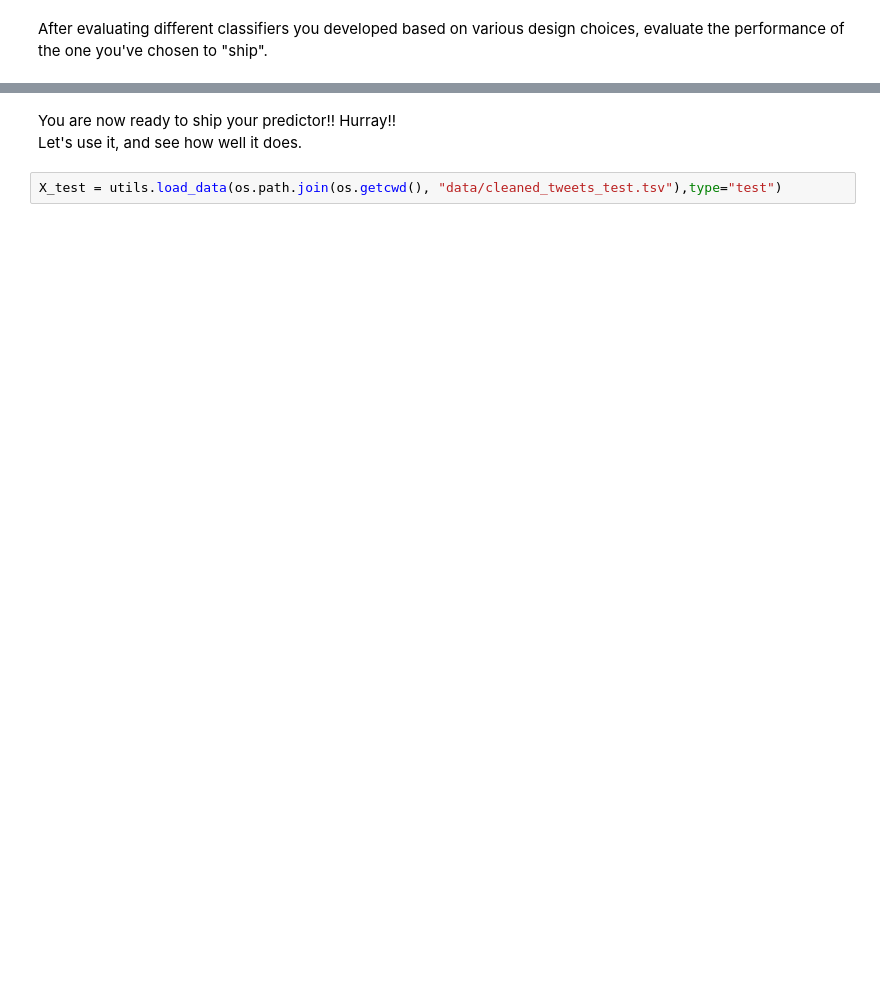
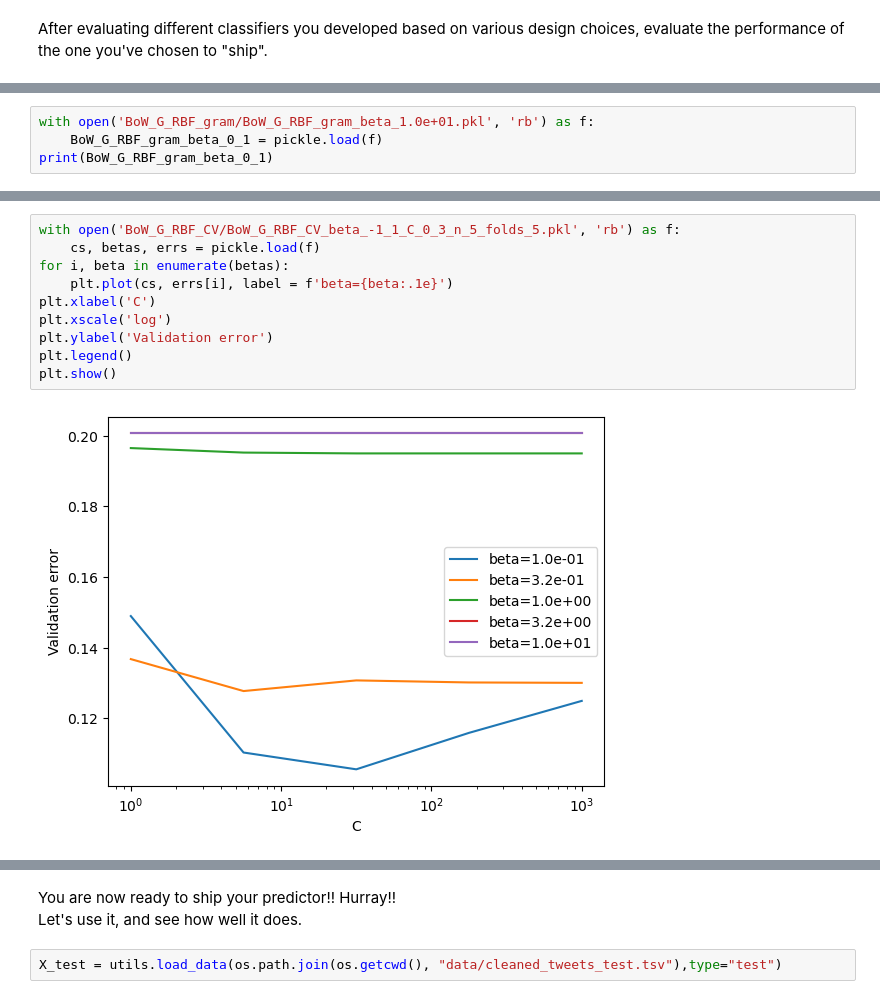
Before and after one commit to andrewlys/ttic31020, a Jupyter notebook: hw5/hw5-1.ipynb, the cells around one changed output, grey strips where cells are left out. Drawn from its saved outputs; the diff is of its cells as text; blank space fills up the shorter version.

```diff
--- a/hw5/hw5-1.ipynb
+++ b/hw5/hw5-1.ipynb
@@ -649,0 +987,4 @@ After evaluating different classifiers you developed based on various design cho
+# %%
+with open('BoW_G_RBF_gram/BoW_G_RBF_gram_beta_1.0e+01.pkl', 'rb') as f:
+    BoW_G_RBF_gram_beta_0_1 = pickle.load(f)
+print(BoW_G_RBF_gram_beta_0_1)
@@ -649,0 +1069,12 @@ After evaluating different classifiers you developed based on various design cho
+# %%
+with open('BoW_G_RBF_CV/BoW_G_RBF_CV_beta_-1_1_C_0_3_n_5_folds_5.pkl', 'rb') as f:
+    cs, betas, errs = pickle.load(f)
+for i, beta in enumerate(betas):
+    plt.plot(cs, errs[i], label = f'beta={beta:.1e}')
+plt.xlabel('C')
+plt.xscale('log')
+plt.ylabel('Validation error')
+plt.legend()
+plt.show()
+# %% [output]
+[figure, added]
```
Also changed, not shown: parts of 82 cells of this notebook, 22 other files.
